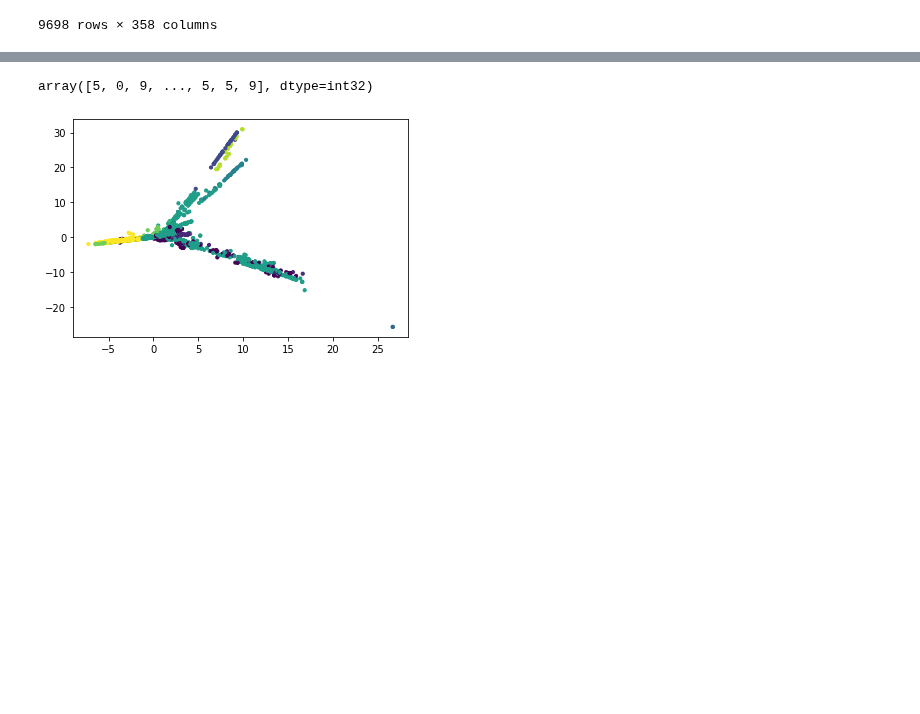
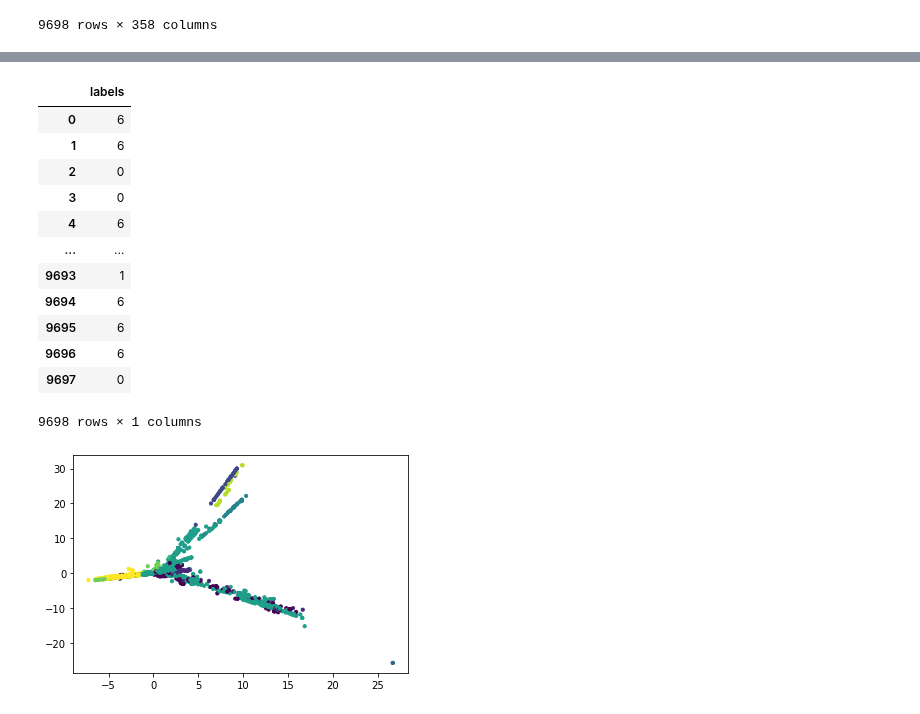
Before and after one commit to Maksimka9/clustering, a Jupyter notebook: test.ipynb, the cells around one changed output, grey strips where cells are left out. Drawn from its saved outputs; the diff is of its cells as text; code cells hidden in the pictures; blank space fills up the shorter version.

```diff
--- a/test.ipynb
+++ b/test.ipynb
@@ -129,11 +164,24 @@ NameError: ignored
 # %%
 # делаем кластеризацию вручную на определенном кол-ве кластеров
 
 kmeans = sklearn.cluster.KMeans(n_clusters = 10)
 processed_df = kmeans.fit_predict(standart_df) # Вычисляем к какому элементу отнести каждый кластер
-processed_df
+labels_df = pd.DataFrame(processed_df, columns = ['labels']) # Превращаем NumPy array (в данном случае вектор) в pandas DataFrame
+labels_df
 # %% [output]
+|  | labels |
+| 0 | 6 |
+| 1 | 6 |
+| 2 | 0 |
+| 3 | 0 |
+| 4 | 6 |
+| ... | ... |
+| 9693 | 1 |
+| 9694 | 6 |
+| 9695 | 6 |
+| 9696 | 6 |
+| 9697 | 0 |
-array([5, 0, 9, ..., 5, 5, 9], dtype=int32)
+9698 rows × 1 columns
 # %%
 # Отобразим набор данных, используя разные цвета для разных кластеров
 matplotlib.pyplot.scatter(reduced_df[0], reduced_df[1], c = processed_df, s=10) # с - используемые цвета
```
Also changed, not shown: parts of 7 cells of this notebook.
